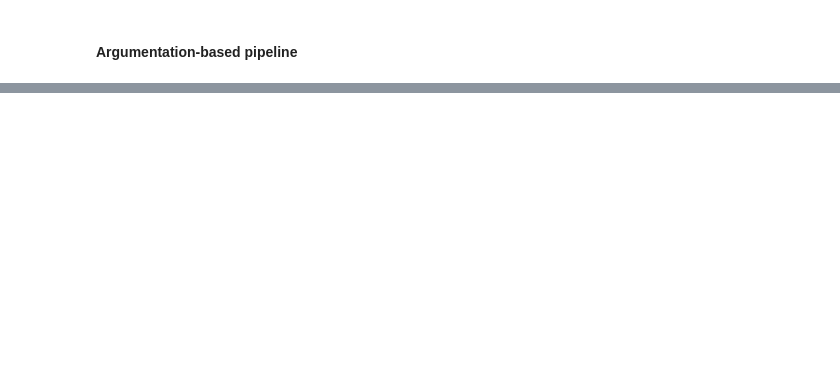
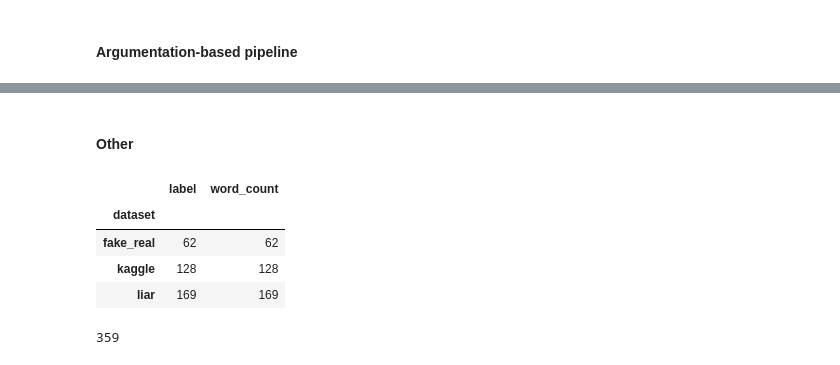
Before and after one commit to himayla/fake_news, a Jupyter notebook: visualization.ipynb, the cells around one changed output, grey strips where cells are left out. Saved outputs shown, nothing was run; the diff lists cells and outputs as text; code cells hidden in the pictures; blank space fills up the shorter version.

```diff
--- a/visualization.ipynb
+++ b/visualization.ipynb
@@ -550,0 +471,15 @@ DistilBERT & 0.72 & 0.66 & 0.88 & 0.76 & 0.71 & 0.64 & 0.91 & 0.75 & 0.71 & 0.68
+# %% [markdown]
+#### Other
+# %%
+# Distribution test set over datasets
+df_arg.groupby('dataset').agg(len)
+# %% [output]
+|  | label | word_count |
+| dataset |  |  |
+| fake_real | 62 | 62 |
+| kaggle | 128 | 128 |
+| liar | 169 | 169 |
+# %%
+len(df_arg)
+# %% [output]
+359
```
Also changed, not shown: parts of 15 cells of this notebook, 7 other files.
